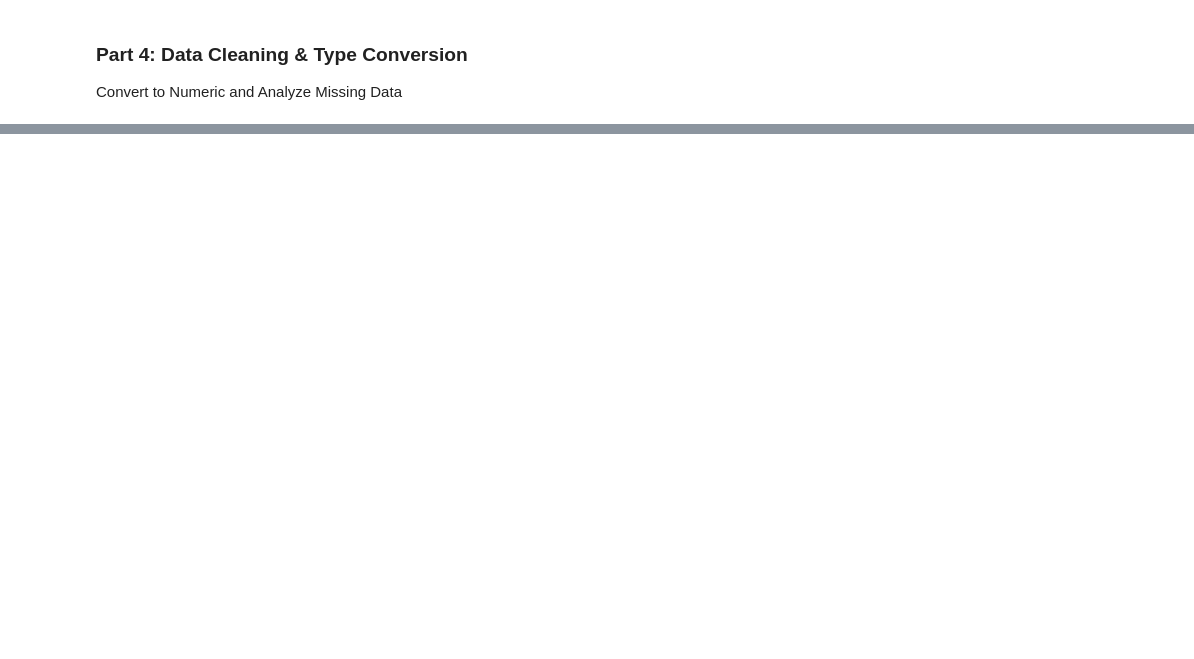
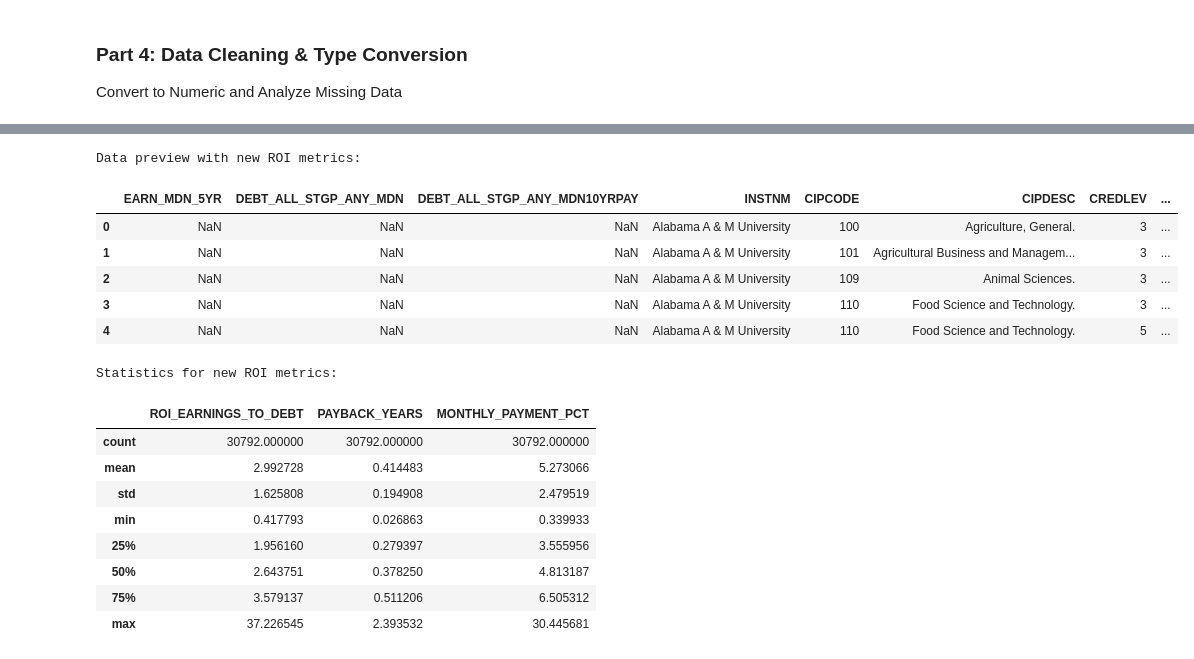
Before and after one commit to SophiaYifei/college-scorecard-roi-storytelling, a Jupyter notebook: notebooks/01_preprocess.ipynb, the cells around one changed output, grey strips where cells are left out. Drawn from its saved outputs; the diff is of its cells as text; code cells hidden in the pictures; blank space fills up the shorter version.

Commit message:
complete data preprocessing and feature engineering and fairness analysis  (#1)
* complete data preprocessing and feature engineering

* add fairness analysis in notebook3

```diff
--- a/notebooks/01_preprocess.ipynb
+++ b/notebooks/01_preprocess.ipynb
@@ -133,7 +132,7 @@ Convert to Numeric and Analyze Missing Data
 df_cleaned = df_selected.copy()
 
 # Define the columns that need to be converted to a numeric type.
-numeric_cols = ['EARN_MDN_5YR', 'DEBT_ALL_STGP_ANY_MDN', 'IPEDSCOUNT2']
+numeric_cols = ['EARN_MDN_5YR', 'DEBT_ALL_STGP_ANY_MDN', 'DEBT_ALL_STGP_ANY_MDN10YRPAY']
 
 # Loop through these columns and convert their data type to numeric.
 for col in numeric_cols:
@@ -935,0 +185,39 @@ Index(['UNITID', 'OPEID', 'OPEID6', 'INSTNM', 'CITY', 'STABBR', 'ZIP',
+# %%
+df_roi = df_cleaned.copy()
+
+# 1. Calculate the Earnings-to-Debt Ratio. This is our core ROI metric. Higher is better.
+df_roi['ROI_EARNINGS_TO_DEBT'] = df_roi['EARN_MDN_5YR'] / df_roi['DEBT_ALL_STGP_ANY_MDN']
+
+# 2. Calculate the Payback Years, which is the Debt-to-Income ratio. Lower is better.
+df_roi['PAYBACK_YEARS'] = df_roi['DEBT_ALL_STGP_ANY_MDN'] / df_roi['EARN_MDN_5YR']
+
+# 3. Calculate the monthly payment as a percentage of monthly earnings. This measures affordability. Lower is better.
+monthly_earnings = df_roi['EARN_MDN_5YR'] / 12
+df_roi['MONTHLY_PAYMENT_PCT'] = (df_roi['DEBT_ALL_STGP_ANY_MDN10YRPAY'] / monthly_earnings) * 100
+
+
+# Display a preview of the data with the new columns.
+print("\nData preview with new ROI metrics:")
+display(df_roi.head())
+
+# Display descriptive statistics for the newly calculated metrics to understand their distribution.
+print("\nStatistics for new ROI metrics:")
+display(df_roi[['ROI_EARNINGS_TO_DEBT', 'PAYBACK_YEARS', 'MONTHLY_PAYMENT_PCT']].describe())
+# %% [output]
+Data preview with new ROI metrics:
+|  | EARN_MDN_5YR | DEBT_ALL_STGP_ANY_MDN | DEBT_ALL_STGP_ANY_MDN10YRPAY | INSTNM | CIPCODE | CIPDESC | CREDLEV | ... |
+| 0 | NaN | NaN | NaN | Alabama A & M University | 100 | Agriculture, General. | 3 | ... |
+| 1 | NaN | NaN | NaN | Alabama A & M University | 101 | Agricultural Business and Managem... | 3 | ... |
+| 2 | NaN | NaN | NaN | Alabama A & M University | 109 | Animal Sciences. | 3 | ... |
+| 3 | NaN | NaN | NaN | Alabama A & M University | 110 | Food Science and Technology. | 3 | ... |
+| 4 | NaN | NaN | NaN | Alabama A & M University | 110 | Food Science and Technology. | 5 | ... |
+Statistics for new ROI metrics:
+|  | ROI_EARNINGS_TO_DEBT | PAYBACK_YEARS | MONTHLY_PAYMENT_PCT |
+| count | 30792.000000 | 30792.000000 | 30792.000000 |
+| mean | 2.992728 | 0.414483 | 5.273066 |
+| std | 1.625808 | 0.194908 | 2.479519 |
+| min | 0.417793 | 0.026863 | 0.339933 |
+| 25% | 1.956160 | 0.279397 | 3.555956 |
+| 50% | 2.643751 | 0.378250 | 4.813187 |
+| 75% | 3.579137 | 0.511206 | 6.505312 |
+| max | 37.226545 | 2.393532 | 30.445681 |
```
Also changed, not shown: parts of 26 cells of this notebook, 2 other files.
